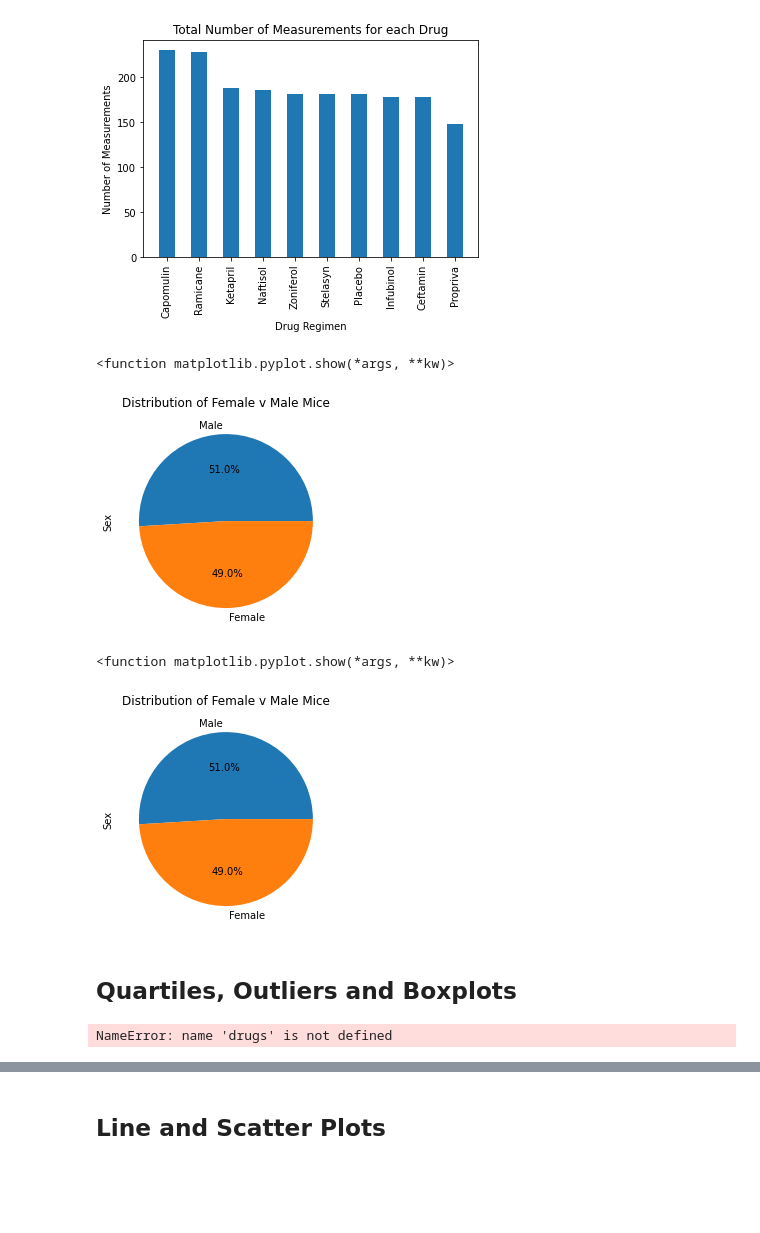
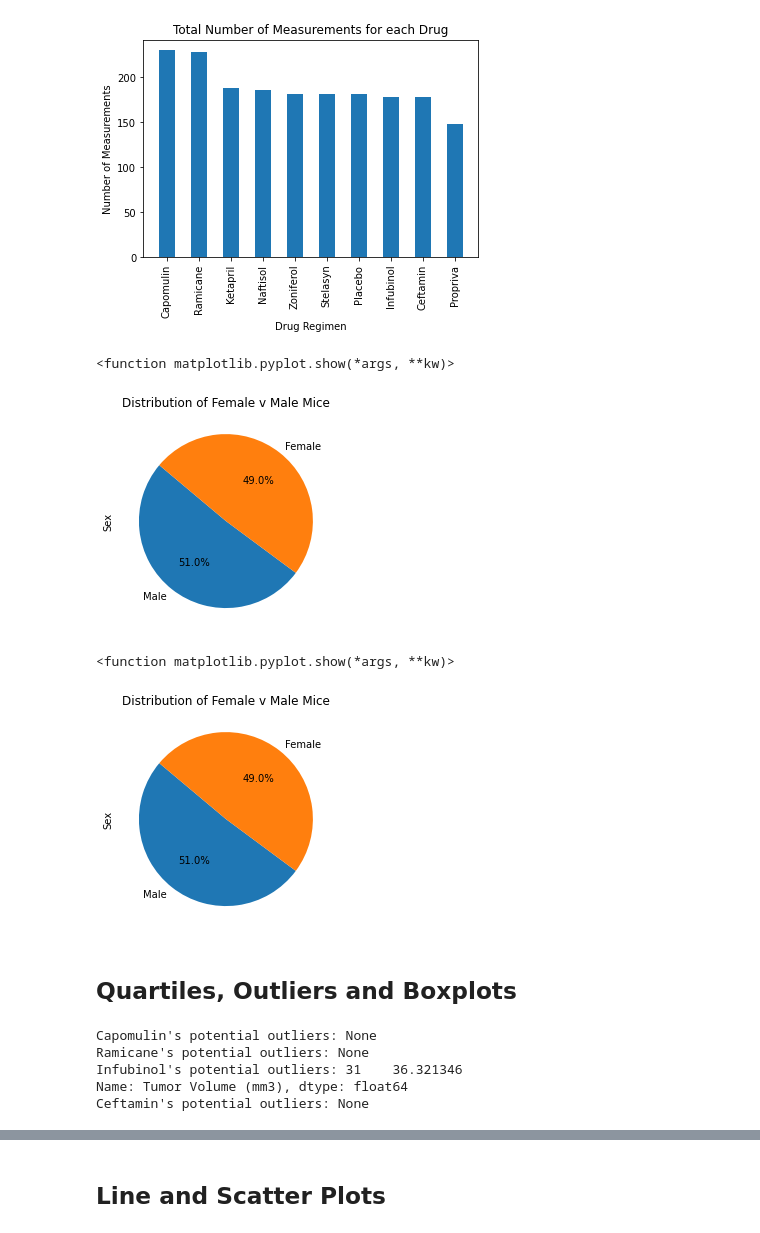
Before and after one commit to amramer45/matplotlib-challenge, a Jupyter notebook: Pymaceuticals/pymaceuticals.ipynb, the cells around one changed output, grey strips where cells are left out. Drawn from its saved outputs; the diff is of its cells as text; code cells hidden in the pictures; blank space fills up the shorter version.

```diff
--- a/Pymaceuticals/pymaceuticals.ipynb
+++ b/Pymaceuticals/pymaceuticals.ipynb
@@ -162,22 +162,22 @@ plt.show()
 # %%
 # Generate a pie plot showing the distribution of female versus male mice using pandas
 counts = clean_data.Sex.value_counts()
-counts.plot(kind = "pie", autopct = '%1.1f%%')
+counts.plot(kind = "pie", autopct = '%1.1f%%', startangle=140)
 plt.title('Distribution of Female v Male Mice')
 plt.show
 # %% [output]
 <function matplotlib.pyplot.show(*args, **kw)>
-[figure, old version]
+[figure, new version]
 # %%
 # Generate a pie plot showing the distribution of female versus male mice using pyplot
 counts = clean_data.Sex.value_counts()
-plt.pie(counts.values, labels = counts.index.values, autopct = '%1.1f%%')
+plt.pie(counts.values, labels = counts.index.values, autopct = '%1.1f%%', startangle=140)
 plt.ylabel("Sex")
 plt.title('Distribution of Female v Male Mice')
 plt.show
 # %% [output]
 <function matplotlib.pyplot.show(*args, **kw)>
-[figure, old version]
+[figure, new version]
 # %% [markdown]
 ## Quartiles, Outliers and Boxplots
 # %%
@@ -215,11 +215,15 @@ for drug in treatment_list:
     upper_bound = upperq + (1.5*iqr)
     outliers = final_tumor_vol.loc[(final_tumor_vol < lower_bound) | (final_tumor_vol > upper_bound)]
     if outliers.empty:
-        print(f"{drugs}'s potential outliers: None")
+        print(f"{drug}'s potential outliers: None")
     else:
         print(f"{drug}'s potential outliers: {outliers}")
 # %% [output]
-NameError: name 'drugs' is not defined
+Capomulin's potential outliers: None
+Ramicane's potential outliers: None
+Infubinol's potential outliers: 31    36.321346
+Name: Tumor Volume (mm3), dtype: float64
+Ceftamin's potential outliers: None
 # %%
 # Generate a box plot of the final tumor volume of each mouse across four regimens of interest
 out = dict(markerfacecolor = 'red', markersize = 12)
```
Also changed, not shown: parts of 4 cells of this notebook.
